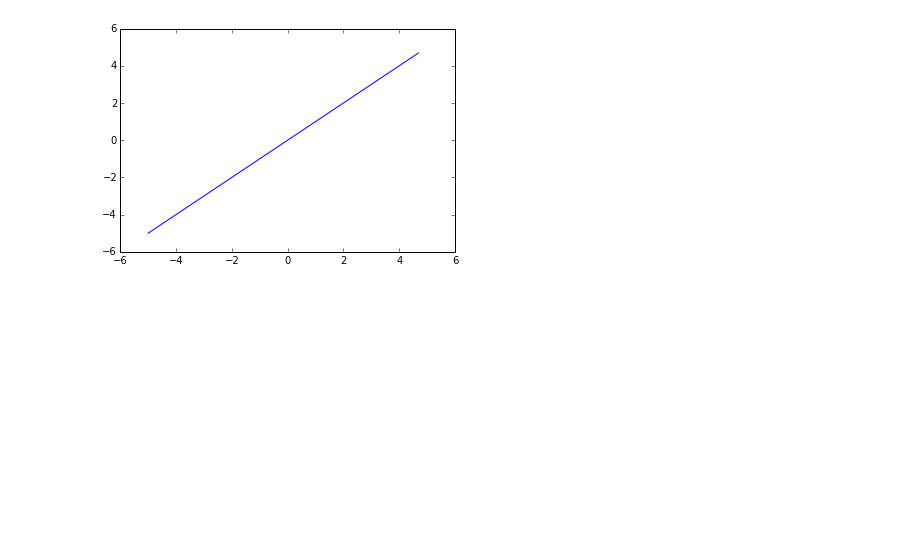
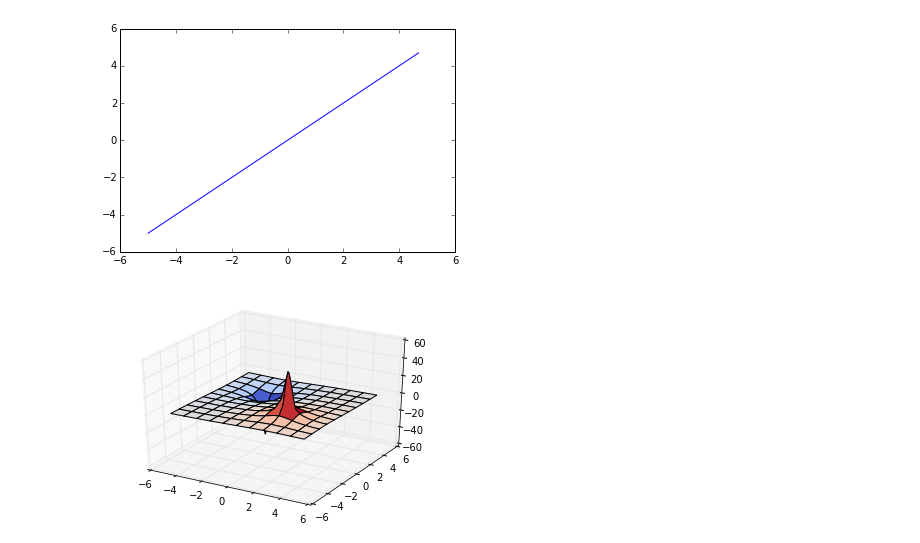
Before and after one commit to jvanstad/PHYS202-S14, a Jupyter notebook: SciPy/InterpolationTour.ipynb, the cells around one changed output. Cells and saved outputs as stored; diff of their text form; code cells hidden in the pictures; blank space fills up the shorter version.

Commit message:
Interpolation Tour/ex

```diff
--- a/SciPy/InterpolationTour.ipynb
+++ b/SciPy/InterpolationTour.ipynb
@@ -131,3 +131,16 @@ plt.plot(xg[ii],yg[ii])
 plt.show()
 # %% [output]
 [figure]
+# %%
+from scipy.interpolate import interp2d
+xnew=np.arange(-5.,5.01,0.1)
+ynew=np.arange(-5.,5.01,0.1)
+xng,yng=np.meshgrid(xnew,ynew)
+Vnew=interp2d(x,y,V1+V2,kind='linear')(xnew,ynew)
+
+
+fig=figure()
+ax=fig.gca(projection='3d')
+ax.plot_surface(xng,yng,Vnew,cmap=cm.coolwarm);
+# %% [output]
+[figure, added]
```
Also changed, not shown: parts of 2 cells of this notebook, 1 other file.
